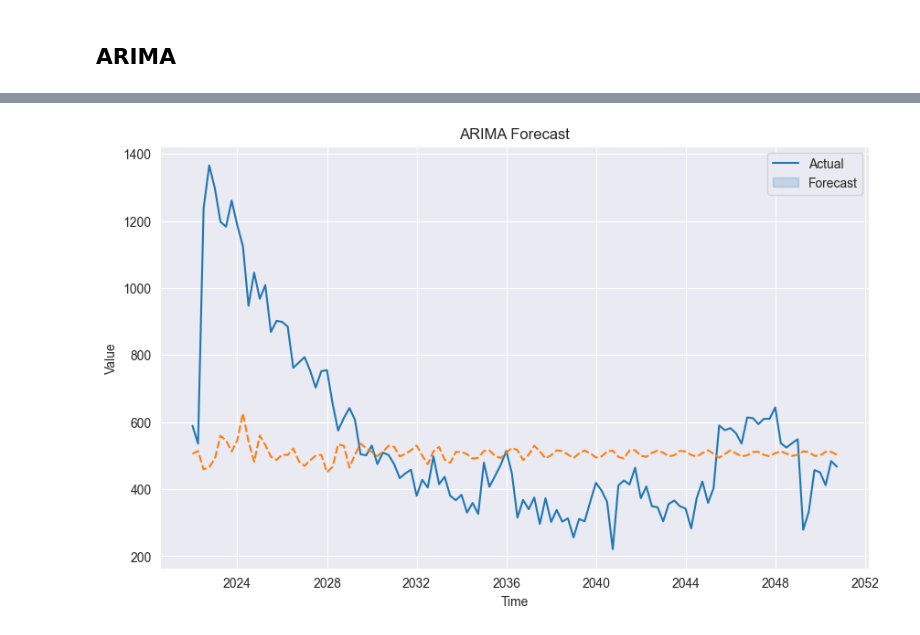
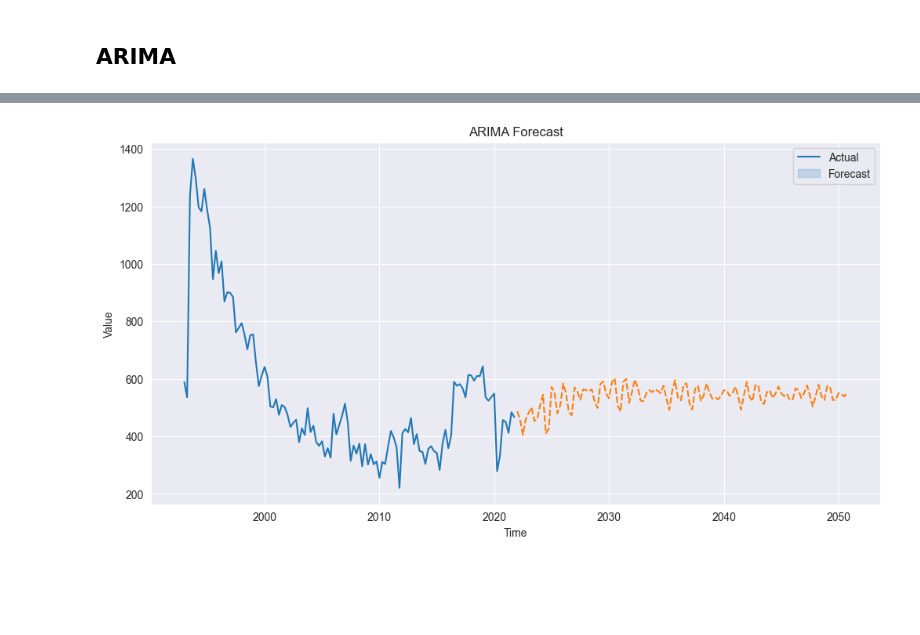
Before and after one commit to MarcusO17/NCVS2022Analysis, a Jupyter notebook: TimeSeriesAnalysis.ipynb, the cells around one changed output, grey strips where cells are left out. Saved outputs shown, nothing was run; the diff lists cells and outputs as text; code cells hidden in the pictures; blank space fills up the shorter version.

```diff
--- a/TimeSeriesAnalysis.ipynb
+++ b/TimeSeriesAnalysis.ipynb
@@ -243,4 +223,4 @@ Name: count, Length: 116, dtype: int64
 # %%
  # Define the order of the ARIMA model (p: autoregressive order, d: differencing order, q: moving average order)
-model = ARIMA(train_data, order=(20,1,0))
+model = ARIMA(time_df['count'], order=(20,0,8))
 fitted_model = model.fit()
@@ -265,12 +227,17 @@ results
+# %%
+forecast = fitted_model.forecast(steps=len(time_df['count']))
+time_df_forecast = pd.DataFrame()
+time_df_forecast = pd.concat([time_df,forecast])
+time_df_forecast.drop(columns=['rolling_avg'], inplace=True)
 # %%
 
 sns.set_style("darkgrid")
-plt.figure(figsize=(10, 6))
-sns.lineplot(data=results)
+plt.figure(figsize=(12, 6))
+sns.lineplot(data=time_df_forecast)
 plt.xlabel('Time')
 plt.ylabel('Value')
 plt.title('ARIMA Forecast')
 plt.legend(['Actual', 'Forecast'])
 plt.show()
 # %% [output]
-[figure, old version]
+[figure, new version]
```
Also changed, not shown: parts of 12 cells of this notebook.
